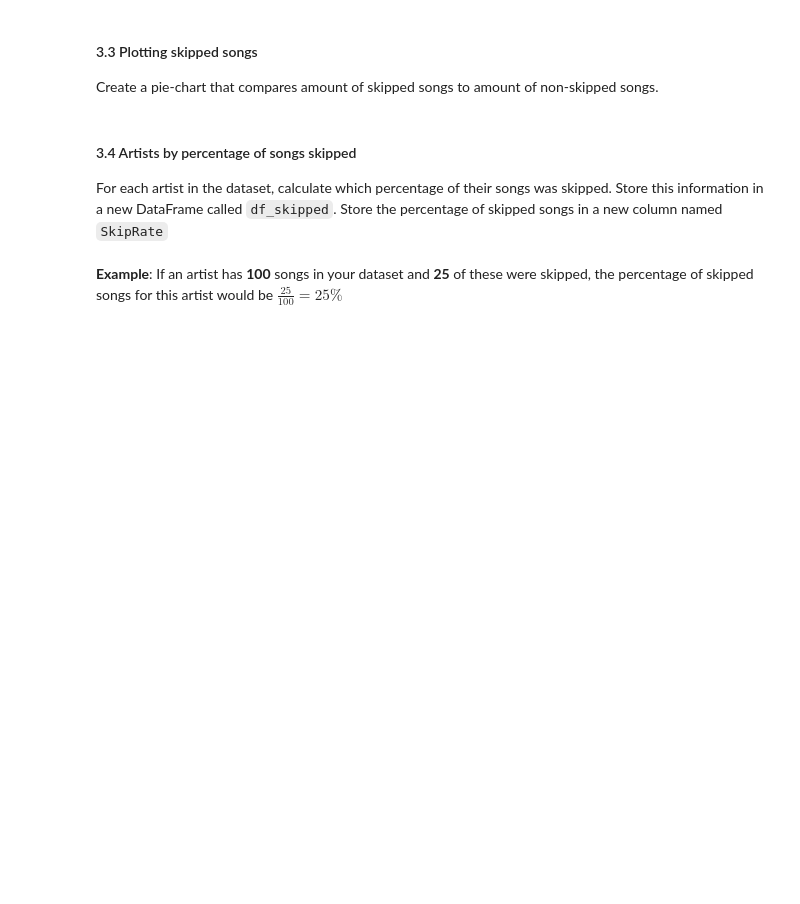
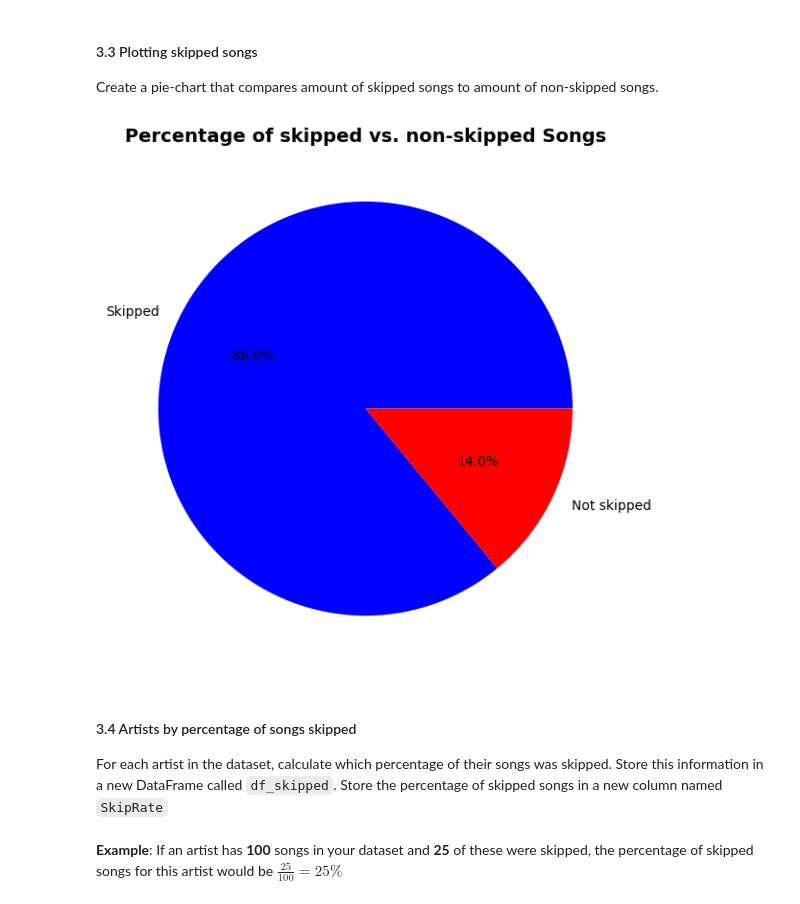
Before and after one commit to jwestpla/DAT200_compulsaries, a Jupyter notebook: CA1/CA1_spotify.ipynb, the cells around one changed output. Cells and saved outputs as stored; diff of their text form; code cells hidden in the pictures; blank space fills up the shorter version.

```diff
--- a/CA1/CA1_spotify.ipynb
+++ b/CA1/CA1_spotify.ipynb
@@ -280,3 +318,6 @@ I think many people find that some types of music are more suitable for morning
 #### 3.2 Analysing skipped songs
 Determining whether a song was skipped or listened to can be challenging. For this analysis, we'll simplify by defining a skipped song as any track played for less than 30 seconds. Conversely, a song played for 30 seconds or more is considered listened to. \
  Add a column to your DataFrame to reflect this criteria: set the value to 1 if the song was played for less than 30 seconds (indicating a skipped song), and 0 if it was played for 30 seconds or longer.
+# %%
+clean_df["skipped"] = (clean_df["secPlayed"] <= 30).astype(int)
+clean_df.head(15)
@@ -283,6 +341,13 @@ Determining whether a song was skipped or listened to can be challenging. For th
 # %% [markdown]
 #### 3.3 Plotting skipped songs
 Create a pie-chart that compares amount of skipped songs to amount of non-skipped songs.
+# %%
+plt.figure(figsize=(7, 7))
+plt.pie(clean_df["skipped"].value_counts(), labels=["Skipped", "Not skipped"], autopct="%1.1f%%", colors=["blue", "red"])
+plt.title("Percentage of skipped vs. non-skipped Songs", fontsize=14, fontweight="bold")
+plt.show()
+# %% [output]
+[figure, added]
 # %% [markdown]
 #### 3.4 Artists by percentage of songs skipped
 For each artist in the dataset, calculate which percentage of their songs was skipped. Store this information in a new DataFrame called `df_skipped`. Store the percentage of skipped songs in a new column named `SkipRate`\
```
Also changed, not shown: parts of 3 cells of this notebook.
